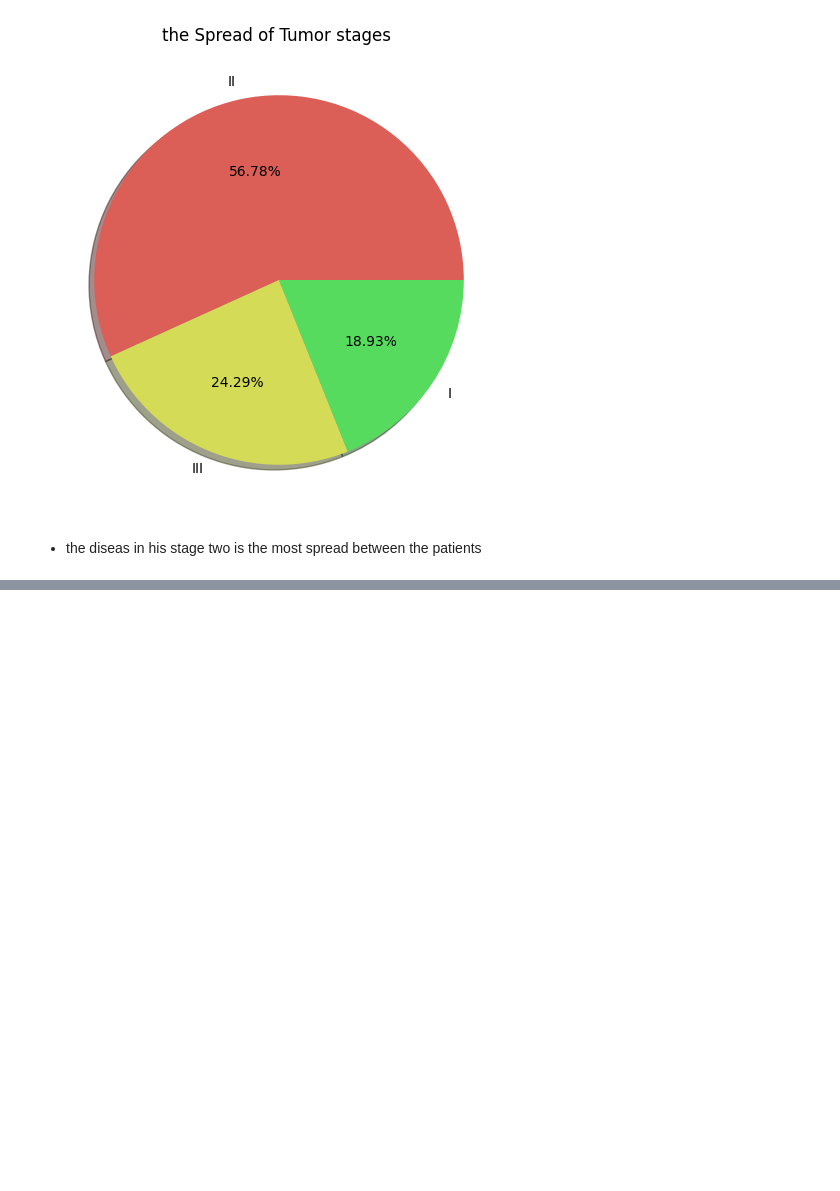
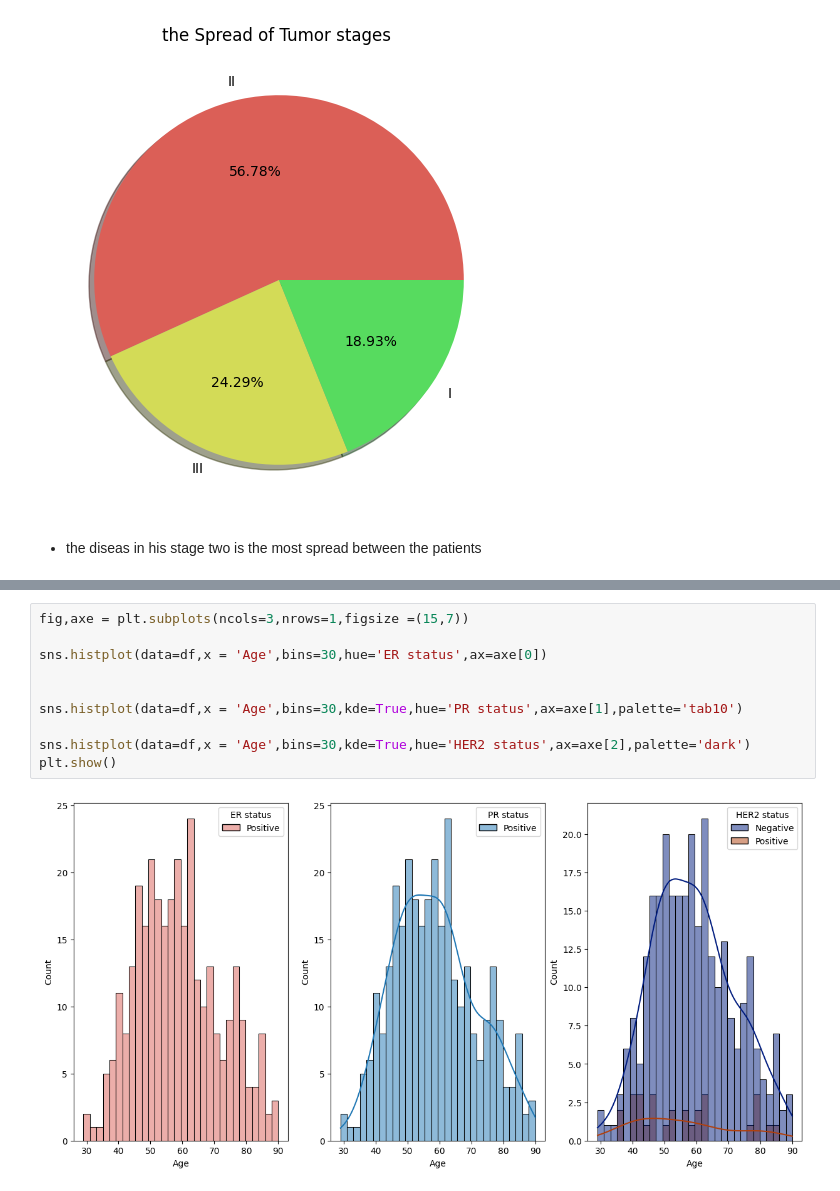
Before and after one commit to AkramMaouche/Breast-Cancer-Survival-Prediction, a Jupyter notebook: src/Notebook/Eda.ipynb, the cells around one changed output, grey strips where cells are left out. Saved outputs shown, nothing was run; the diff lists cells and outputs as text; blank space fills up the shorter version.

```diff
--- a/src/Notebook/Eda.ipynb
+++ b/src/Notebook/Eda.ipynb
@@ -225,0 +244,12 @@ Text(0.5, 1.0, 'the Spread of Tumor stages ')
+# %%
+fig,axe = plt.subplots(ncols=3,nrows=1,figsize =(15,7))
+
+sns.histplot(data=df,x = 'Age',bins=30,hue='ER status',ax=axe[0])
+
+
+sns.histplot(data=df,x = 'Age',bins=30,kde=True,hue='PR status',ax=axe[1],palette='tab10')
+
+sns.histplot(data=df,x = 'Age',bins=30,kde=True,hue='HER2 status',ax=axe[2],palette='dark')
+plt.show()
+# %% [output]
+[figure, added]
```
Also changed, not shown: parts of 4 cells of this notebook.
